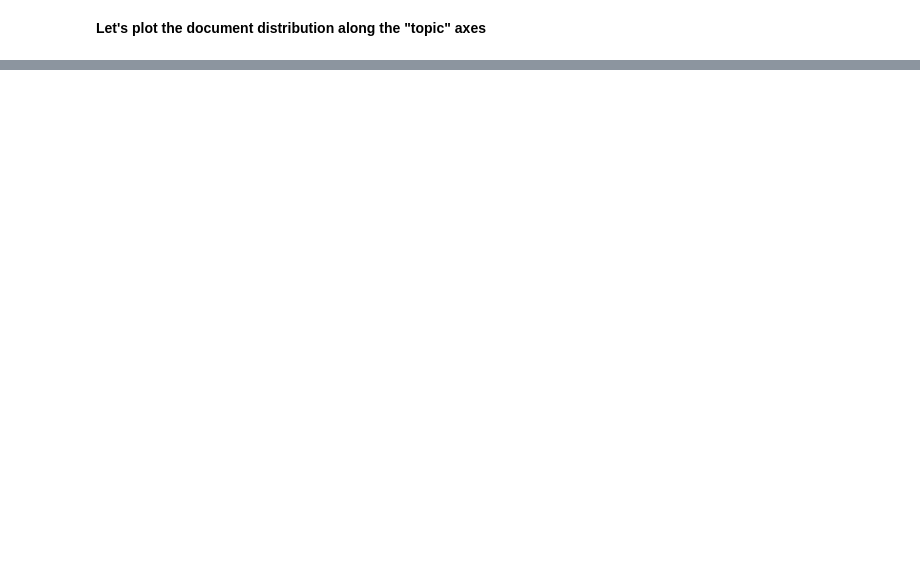
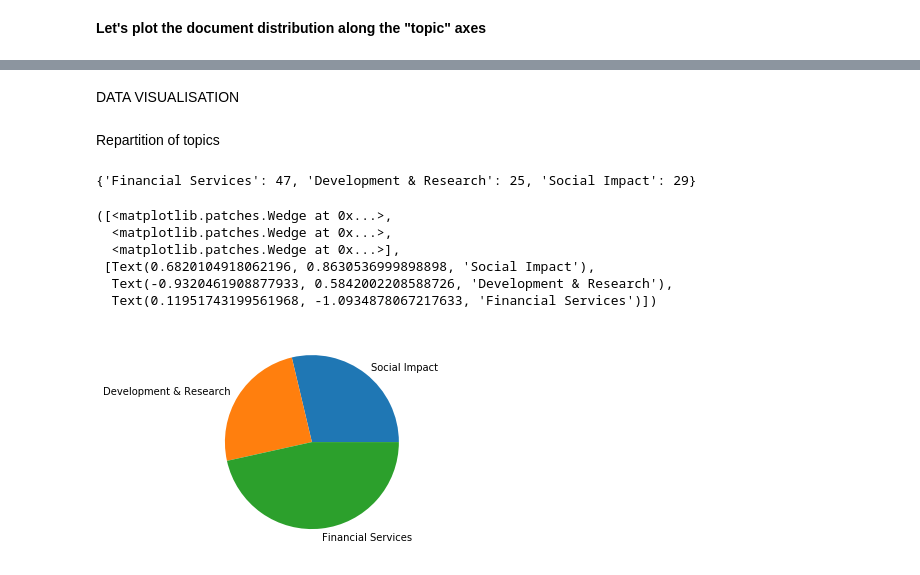
Before and after one commit to albertodiazdurana/Web-scrapping_NLP_topic-analysis-2a, a Jupyter notebook: exploring.ipynb, the cells around one changed output, grey strips where cells are left out. Cells and saved outputs as stored; diff of their text form; code cells hidden in the pictures; blank space fills up the shorter version.

Commit message:
Visual Representation

```diff
--- a/exploring.ipynb
+++ b/exploring.ipynb
@@ -610,3 +612,35 @@ plt.show()
 
 # Do lemmatization keeping only Noun, Adj, Verb, Adverb
 # data_lemmatized = lemmatization(data_words, allowed_postags=['NOUN', 'ADJ', 'VERB', 'ADV'])
+# %% [markdown]
+DATA VISUALISATION
+# %% [markdown]
+Repartition of topics
+# %%
+def count(df):
+    dico = {'Financial Services': 0, 'Development & Research': 0, 'Social Impact':0}
+
+    for i in range (len(df)):
+        tmp = max(df['Social Impact'][i], df['Development & Research'][i], df['Financial Services'][i])
+        if (tmp==df['Social Impact'][i]):
+            dico['Social Impact'] = dico['Social Impact']+1
+        elif (tmp==df['Development & Research'][i]):
+            dico['Development & Research'] = dico['Development & Research']+1
+        else:
+            dico['Financial Services'] = dico['Financial Services']+1
+
+    print (dico)
+
+    return dico
+
+plot = count(df)
+plt.pie(x=[plot["Social Impact"],plot['Development & Research'], plot['Financial Services']], labels=[ "Social Impact","Development & Research","Financial Services"]       )
+# %% [output]
+{'Financial Services': 47, 'Development & Research': 25, 'Social Impact': 29}
+([<matplotlib.patches.Wedge at 0x...>,
+  <matplotlib.patches.Wedge at 0x...>,
+  <matplotlib.patches.Wedge at 0x...>],
+ [Text(0.6820104918062196, 0.8630536999898898, 'Social Impact'),
+  Text(-0.9320461908877933, 0.5842002208588726, 'Development & Research'),
+  Text(0.11951743199561968, -1.0934878067217633, 'Financial Services')])
+[figure, added]
```
Also changed, not shown: parts of 8 cells of this notebook, 1 other file.
